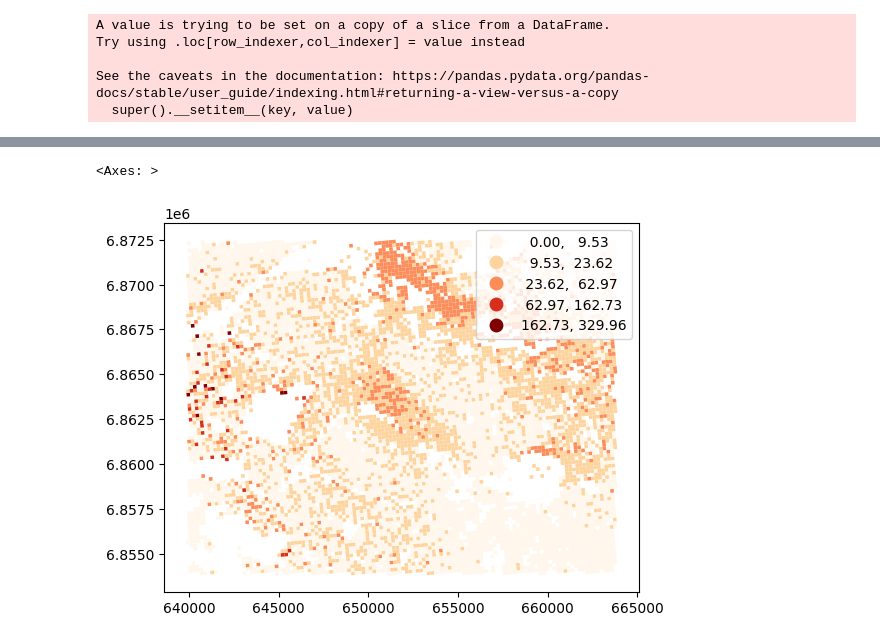
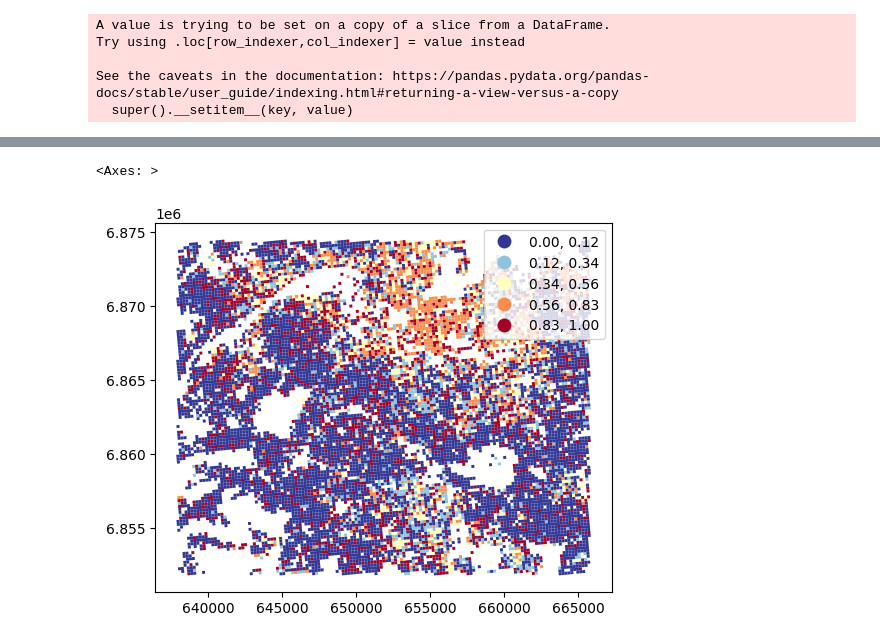
Before and after one commit to fsemecurbe/AOTMS, a Jupyter notebook: AOPTMSG.ipynb, the cells around one changed output, grey strips where cells are left out. Drawn from its saved outputs; the diff is of its cells as text; code cells hidden in the pictures.

```diff
--- a/AOPTMSG.ipynb
+++ b/AOPTMSG.ipynb
@@ -38,3 +36,6 @@ aa = carreaux.cx[640036.075463 : 663665.414924,  6853996.452294 : 6872298.045911
+# %%
+aa = carreaux.cx[638036.075463 : 665665.414924,  6851996.452294 : 6874298.045911]
+#aa = carreaux.cx[884489.222558:908138.416654 , 6235587.906536:6257320.665661 ]
 # %%
 aa.plot()
 # %% [output]
@@ -70,7 +87,7 @@ C = ot.dist(aa_nonpoor[['x', 'y']].to_numpy(), aa_poor[['x', 'y']].to_numpy())
 poor = (aa_poor.poor / aa_poor.poor.sum()).to_numpy()
 nonpoor = (aa_nonpoor.nonpoor / aa_nonpoor.nonpoor.sum()).to_numpy()
 # %%
-T = ot.emd(nonpoor , poor , C)
+T = ot.emd(nonpoor , poor , C**.5, numItermax=5000000)
 # %%
 np.sum(T * C)
 # %% [output]
@@ -77,0 +95,2 @@ np.sum(T * C)
+# %%
+Cnotnul = C > 0
@@ -78,3 +102,6 @@ np.sum(T * C)
 # %%
-aa_poor['dist'] = np.sum(T * C, axis=0) / aa_poor.poor
-aa_nonpoor['dist'] =   np.sum(T * C, axis=1) / aa_nonpoor.nonpoor
+aa_poor['dist'] = np.sum(T * C**.5, axis=0) / poor
+aa_poor['ratio'] = np.sum(Cnotnul * T,0) / poor
+aa_poor['dist_pure'] = np.sum(T * C**.5, axis=0)
+aa_nonpoor['dist'] =   np.sum(T * C**.5, axis=1) / nonpoor
+aa_nonpoor['dist_pure'] =   np.sum(T * C**.5, axis=1)
@@ -81,5 +133,5 @@ aa_nonpoor['dist'] =   np.sum(T * C, axis=1) / aa_nonpoor.nonpoor
 # %%
-aa_poor.plot('dist', cmap='OrRd', scheme='fisherjenks', legend=True )
+aa_poor.plot('ratio', cmap='RdYlBu_r', scheme='fisherjenks', legend=True )
 # %% [output]
 <Axes: >
-[figure, old version]
+[figure, new version]
```
Also changed, not shown: parts of 10 cells of this notebook.
